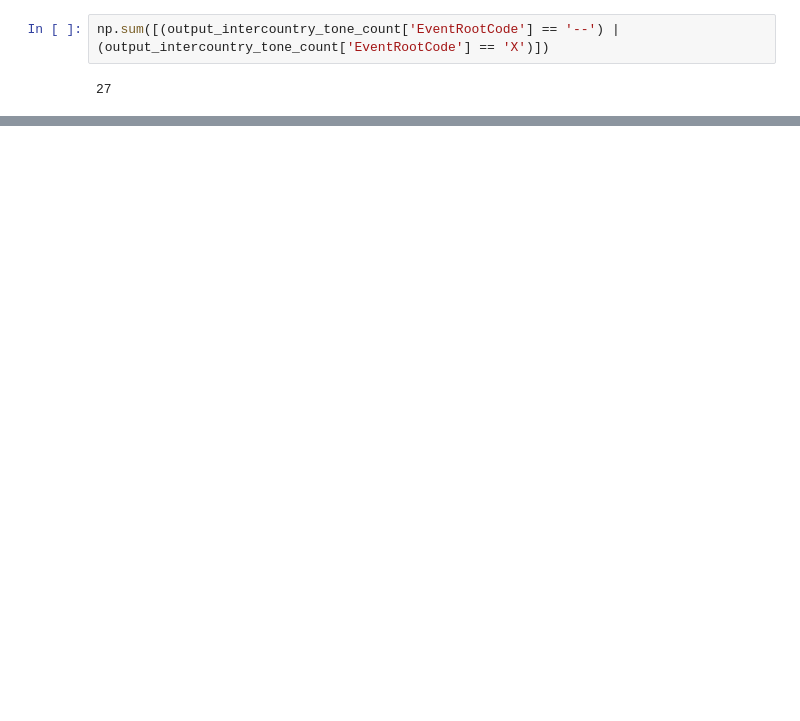
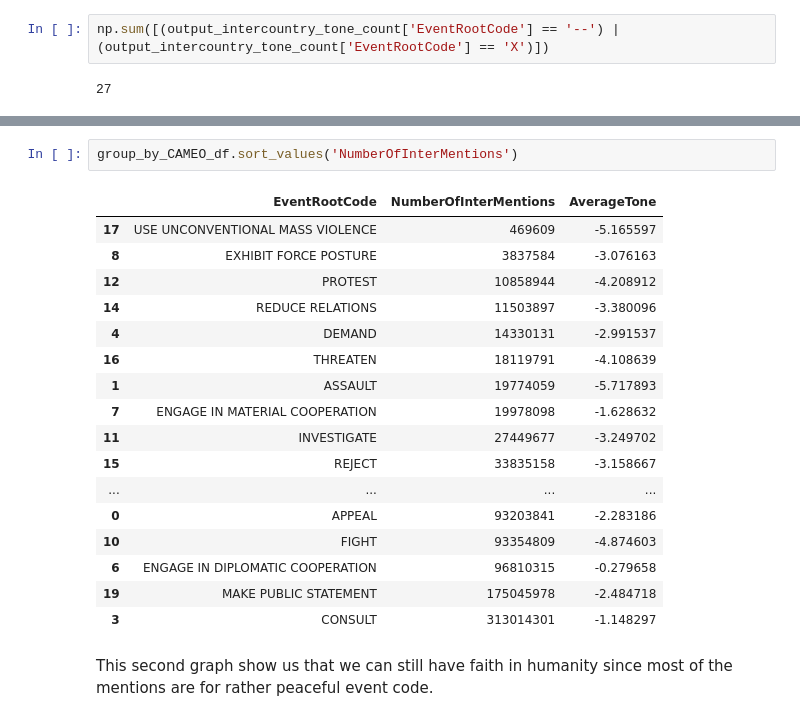
Before and after one commit to lbrgt/ADA_Project, a Jupyter notebook: Milestone2.ipynb, the cells around one changed output, grey strips where cells are left out. Cells and saved outputs as stored; diff of their text form; blank space fills up the shorter version.

```diff
--- a/Milestone2.ipynb
+++ b/Milestone2.ipynb
@@ -488,0 +581,22 @@ array(['VE', 'AS', 'CA', 'EG', 'EI', 'GM', 'IS', 'LE', 'MY', 'RI', 'RS',
+# %%
+group_by_CAMEO_df.sort_values('NumberOfInterMentions')
+# %% [output]
+|  | EventRootCode | NumberOfInterMentions | AverageTone |
+| 17 | USE UNCONVENTIONAL MASS VIOLENCE | 469609 | -5.165597 |
+| 8 | EXHIBIT FORCE POSTURE | 3837584 | -3.076163 |
+| 12 | PROTEST | 10858944 | -4.208912 |
+| 14 | REDUCE RELATIONS | 11503897 | -3.380096 |
+| 4 | DEMAND | 14330131 | -2.991537 |
+| 16 | THREATEN | 18119791 | -4.108639 |
+| 1 | ASSAULT | 19774059 | -5.717893 |
+| 7 | ENGAGE IN MATERIAL COOPERATION | 19978098 | -1.628632 |
+| 11 | INVESTIGATE | 27449677 | -3.249702 |
+| 15 | REJECT | 33835158 | -3.158667 |
+| ... | ... | ... | ... |
+| 0 | APPEAL | 93203841 | -2.283186 |
+| 10 | FIGHT | 93354809 | -4.874603 |
+| 6 | ENGAGE IN DIPLOMATIC COOPERATION | 96810315 | -0.279658 |
+| 19 | MAKE PUBLIC STATEMENT | 175045978 | -2.484718 |
+| 3 | CONSULT | 313014301 | -1.148297 |
+# %% [markdown]
+This second graph show us that we can still have faith in humanity since most of the mentions are for rather peaceful event code.
```
Also changed, not shown: parts of 24 cells of this notebook, 1 other file.
